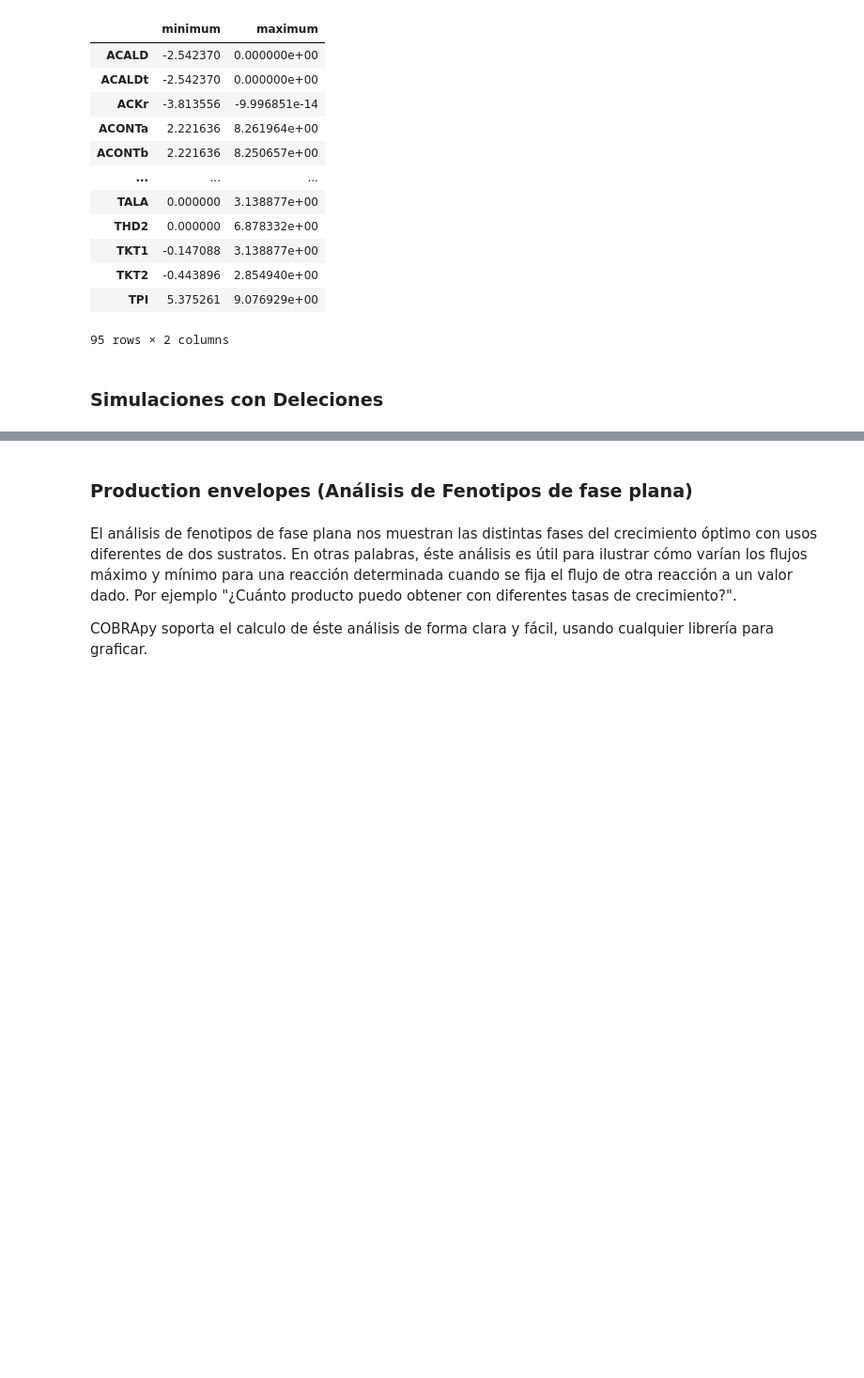
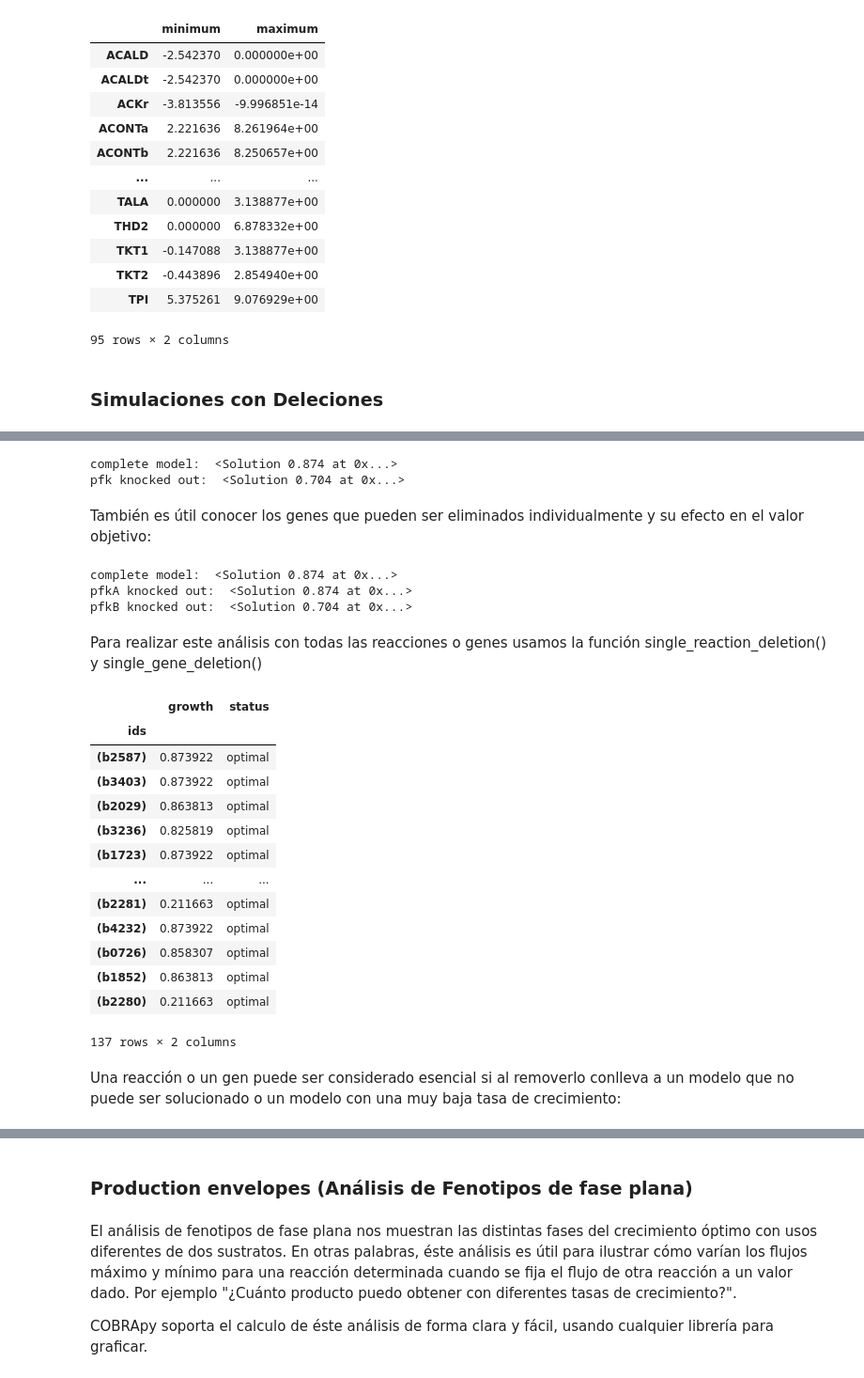
Before and after one commit to martillodesocorro/Manual-COBRApy-, a Jupyter notebook: Manual COBRApy.ipynb, the cells around one changed output, grey strips where cells are left out. Shown at 94% size. Cells and saved outputs as stored; diff of their text form; code cells hidden in the pictures; blank space fills up the shorter version.

```diff
--- a/Manual COBRApy.ipynb
+++ b/Manual COBRApy.ipynb
@@ -921,0 +924,50 @@ flux_variability_analysis(model, fraction_of_optimum=0.9, pfba_factor=1.1, loopl
+# %%
+import cobra.test
+from cobra.flux_analysis import(
+    single_gene_deletion, single_reaction_deletion,
+    double_gene_deletion,double_reaction_deletion)
+
+cobra_model = cobra.test.create_test_model("textbook")
+# %%
+print('complete model: ', cobra_model.optimize())
+with cobra_model:
+        cobra_model.reactions.PFK.knock_out()
+        print('pfk knocked out: ', cobra_model.optimize())
+# %% [output]
+complete model:  <Solution 0.874 at 0x...>
+pfk knocked out:  <Solution 0.704 at 0x...>
+# %% [markdown]
+También es útil conocer los genes que pueden ser eliminados individualmente y su efecto en el valor objetivo:
+# %%
+print('complete model: ', cobra_model.optimize())
+with cobra_model:
+    cobra_model.genes.b1723.knock_out()
+    print('pfkA knocked out: ', cobra_model.optimize())
+    cobra_model.genes.b3916.knock_out()
+    print('pfkB knocked out: ', cobra_model.optimize())
+# %% [output]
+complete model:  <Solution 0.874 at 0x...>
+pfkA knocked out:  <Solution 0.874 at 0x...>
+pfkB knocked out:  <Solution 0.704 at 0x...>
+# %% [markdown]
+Para realizar este análisis con todas las reacciones o genes usamos la función single_reaction_deletion() y single_gene_deletion()
+# %%
+gene_deletions = single_gene_deletion(cobra_model)
+gene_deletions
+# %% [output]
+|  | growth | status |
+| ids |  |  |
+| (b2587) | 0.873922 | optimal |
+| (b3403) | 0.873922 | optimal |
+| (b2029) | 0.863813 | optimal |
+| (b3236) | 0.825819 | optimal |
+| (b1723) | 0.873922 | optimal |
+| ... | ... | ... |
+| (b2281) | 0.211663 | optimal |
+| (b4232) | 0.873922 | optimal |
+| (b0726) | 0.858307 | optimal |
+| (b1852) | 0.863813 | optimal |
+| (b2280) | 0.211663 | optimal |
+137 rows × 2 columns
+# %% [markdown]
+Una reacción o un gen puede ser considerado esencial si al removerlo conlleva a un modelo que no puede ser solucionado o un modelo con una muy baja tasa de crecimiento:
```
Also changed, not shown: parts of 2 cells of this notebook.
